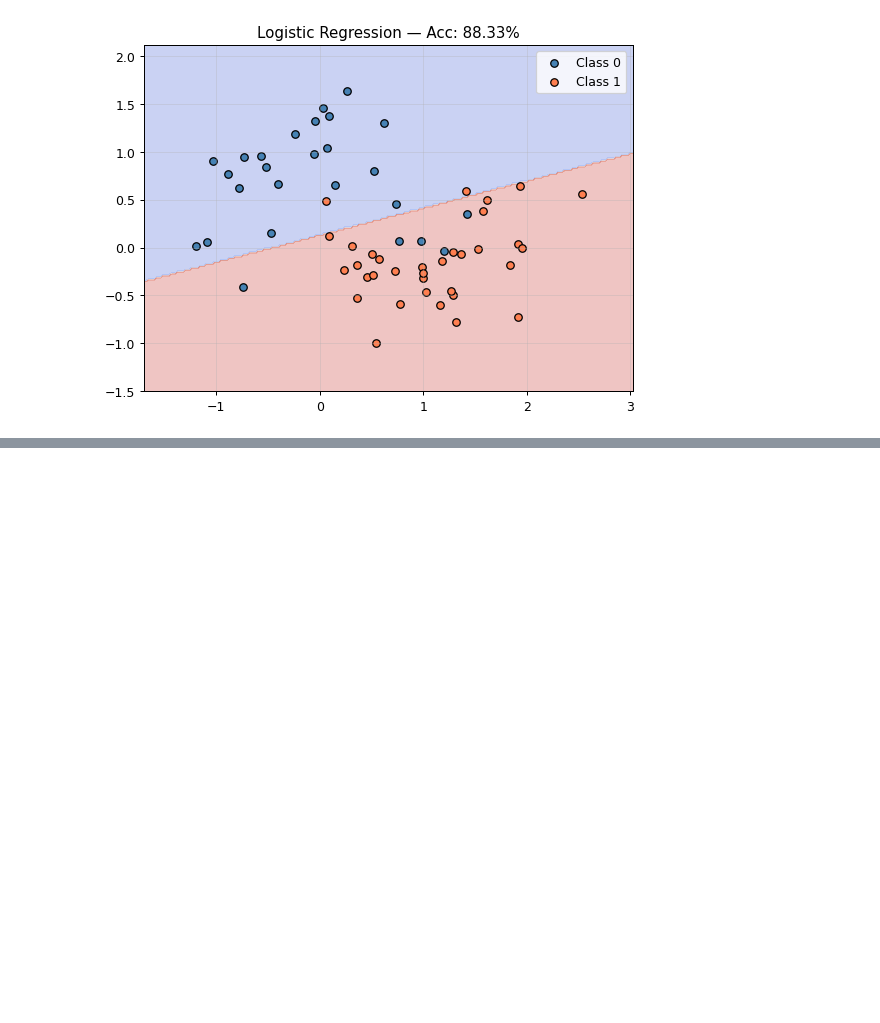
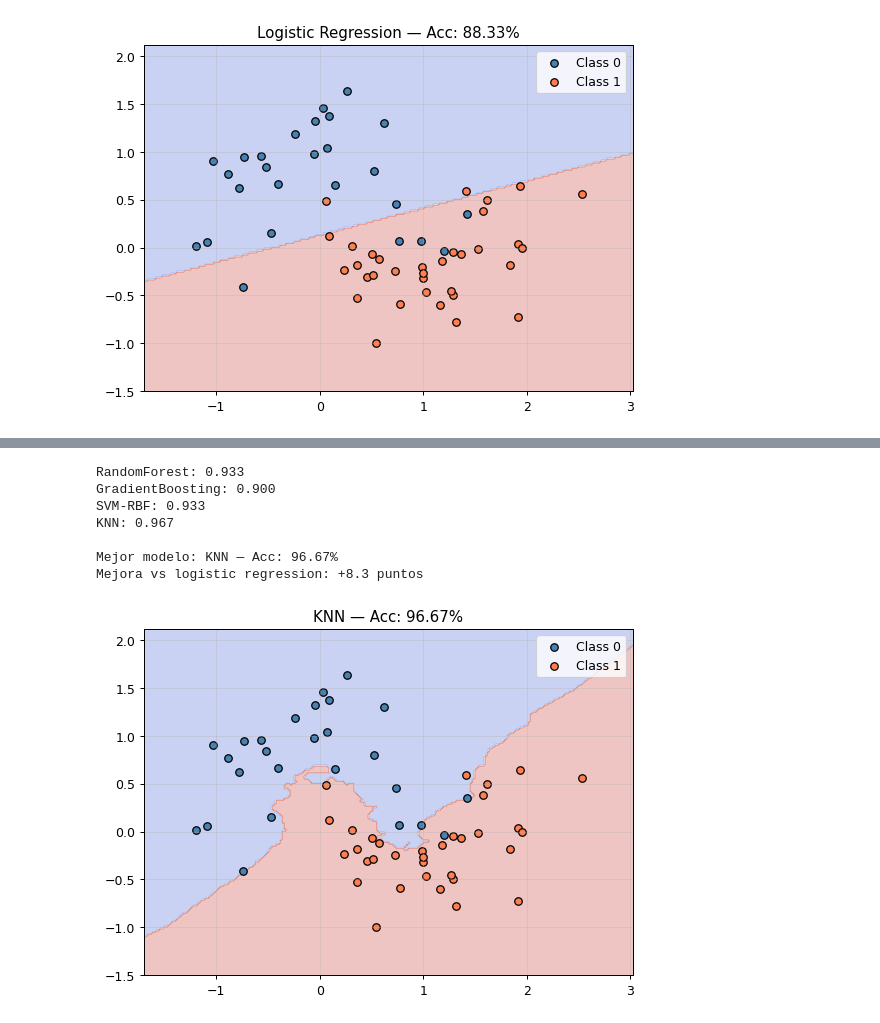
Before and after one commit to DanielSozoranga/Machine-Learning-6-SIN-A-Mar-Jul-2026, a Jupyter notebook: trees.ipynb, the cells around one changed output, grey strips where cells are left out. Cells and saved outputs as stored; diff of their text form; code cells hidden in the pictures; blank space fills up the shorter version.

```diff
--- a/trees.ipynb
+++ b/trees.ipynb
@@ -110,0 +127,38 @@ weighted avg       0.89      0.88      0.88        60
+# %%
+from sklearn.ensemble import RandomForestClassifier, GradientBoostingClassifier
+from sklearn.svm import SVC
+from sklearn.neighbors import KNeighborsClassifier
+from sklearn.pipeline import make_pipeline
+from sklearn.preprocessing import StandardScaler
+
+modelos = {
+    'RandomForest':     RandomForestClassifier(n_estimators=300, max_depth=8, random_state=42),
+    'GradientBoosting': GradientBoostingClassifier(n_estimators=200, learning_rate=0.05, max_depth=3, random_state=42),
+    'SVM-RBF':          make_pipeline(StandardScaler(), SVC(C=10, gamma='scale', random_state=42)),
+    'KNN':              make_pipeline(StandardScaler(), KNeighborsClassifier(n_neighbors=7)),
+}
+
+resultados = {}
+for nombre, m in modelos.items():
+    m.fit(X_train, y_train)
+    acc = accuracy_score(y_test, m.predict(X_test))
+    resultados[nombre] = (acc, m)
+    print(f'{nombre}: {acc:.3f}')
+
+# elige el mejor automáticamente
+mejor = max(resultados, key=lambda k: resultados[k][0])
+acc_mejor, modelo_mejor = resultados[mejor]
+
+print(f'\nMejor modelo: {mejor} — Acc: {acc_mejor:.2%}')
+print(f'Mejora vs logistic regression: +{(acc_mejor - acc_logreg)*100:.1f} puntos')
+
+plot_decision_boundary(modelo_mejor, X_test, y_test, f'{mejor} — Acc: {acc_mejor:.2%}')
+# %% [output]
+RandomForest: 0.933
+GradientBoosting: 0.900
+SVM-RBF: 0.933
+KNN: 0.967
+
+Mejor modelo: KNN — Acc: 96.67%
+Mejora vs logistic regression: +8.3 puntos
+[figure, added]
```
Also changed, not shown: parts of 1 cell of this notebook.
